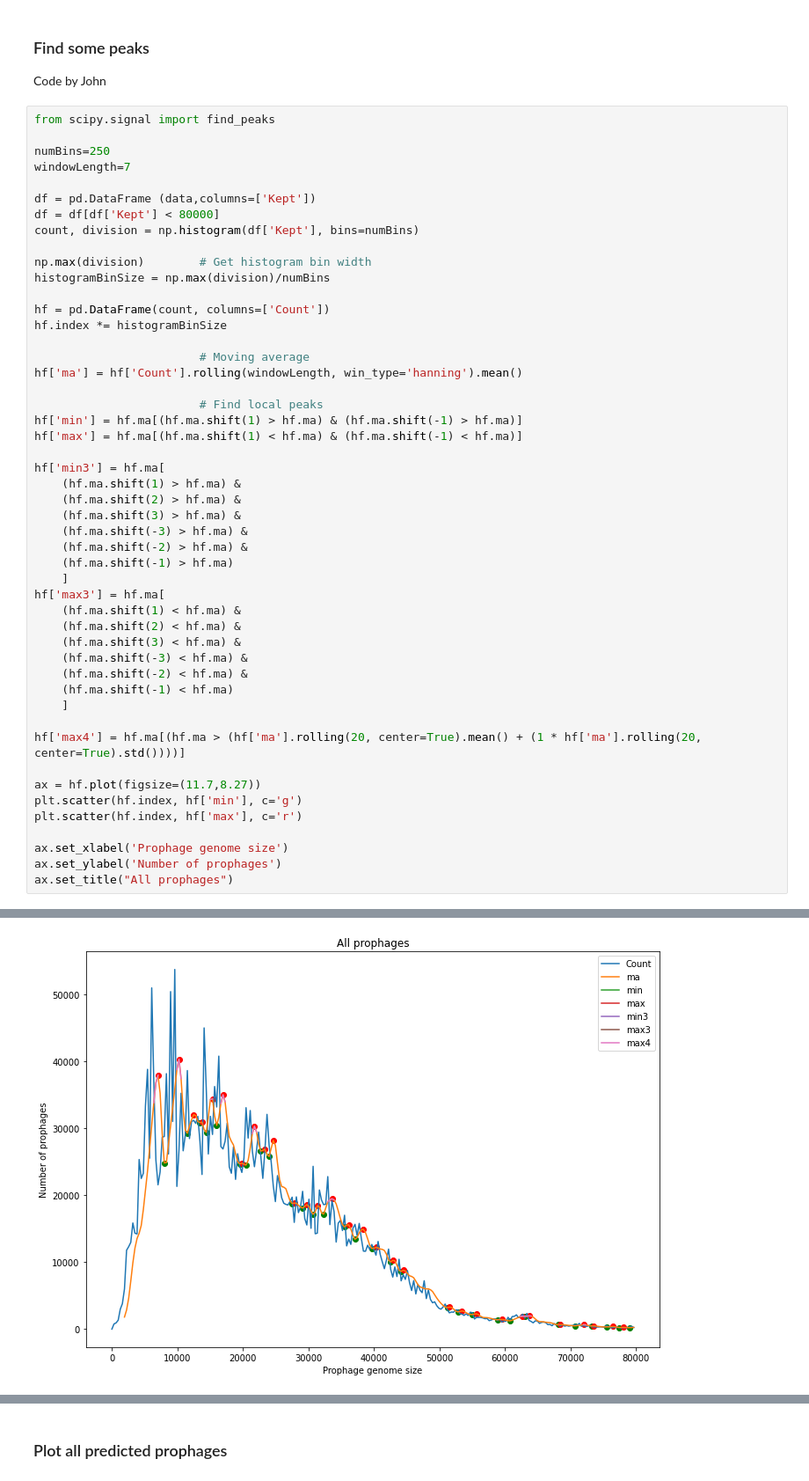
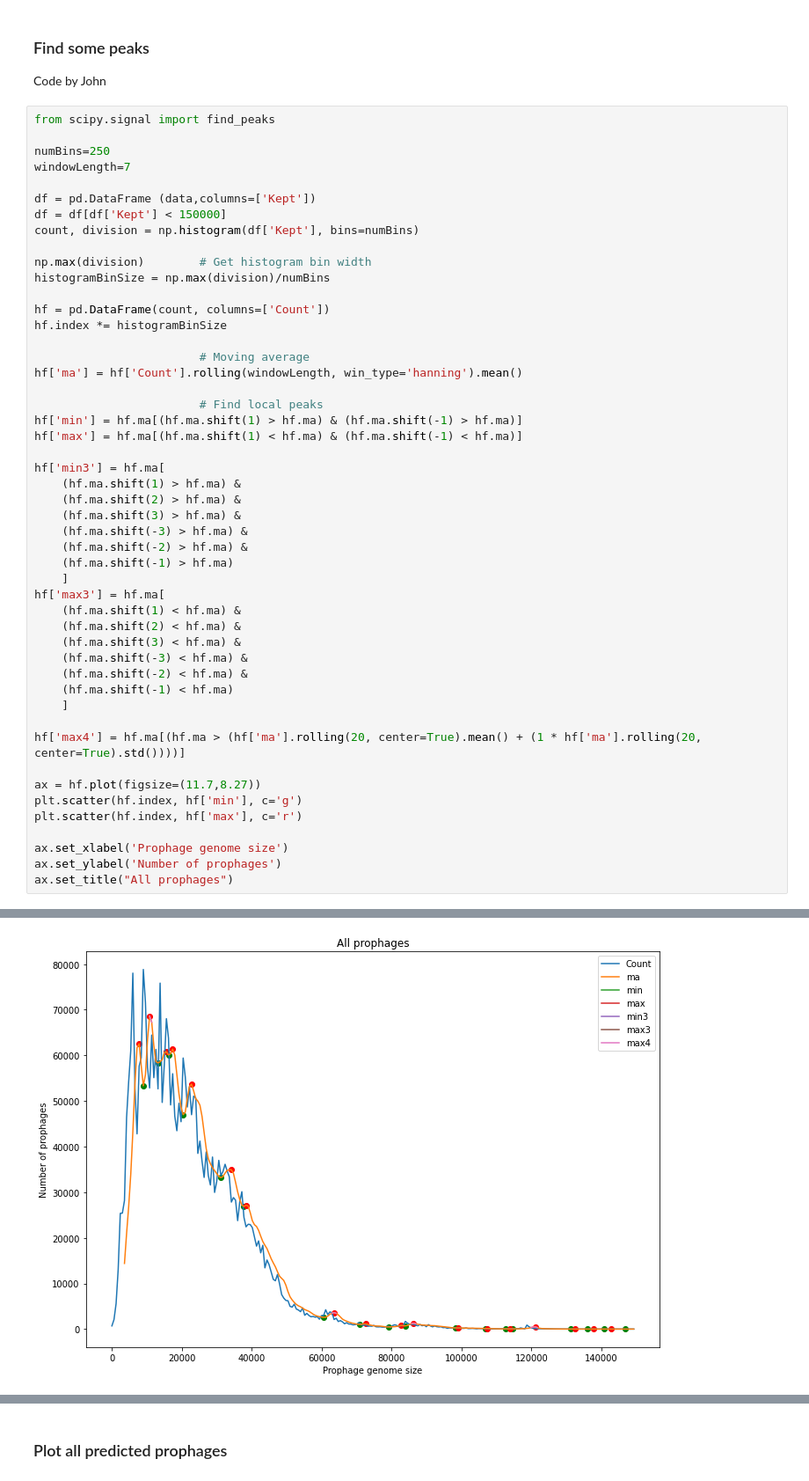
Before and after one commit to linsalrob/PhispyAnalysis, a Jupyter notebook: DataAnalysis/phage_lengths_moving_average.ipynb, the cells around one changed output, grey strips where cells are left out. Shown at 88% size. Cells and saved outputs as stored; diff of their text form.

```diff
--- a/DataAnalysis/phage_lengths_moving_average.ipynb
+++ b/DataAnalysis/phage_lengths_moving_average.ipynb
@@ -68,7 +68,7 @@ numBins=250
 windowLength=7
 
 df = pd.DataFrame (data,columns=['Kept'])
-df = df[df['Kept'] < 80000]
+df = df[df['Kept'] < 150000]
 count, division = np.histogram(df['Kept'], bins=numBins)
 
 np.max(division)        # Get histogram bin width
@@ -85,34 +85,34 @@ hf['min'] = hf.ma[(hf.ma.shift(1) > hf.ma) & (hf.ma.shift(-1) > hf.ma)]
 hf['max'] = hf.ma[(hf.ma.shift(1) < hf.ma) & (hf.ma.shift(-1) < hf.ma)]
 
 hf['min3'] = hf.ma[
     (hf.ma.shift(1) > hf.ma) &
     (hf.ma.shift(2) > hf.ma) &
     (hf.ma.shift(3) > hf.ma) &
     (hf.ma.shift(-3) > hf.ma) &
     (hf.ma.shift(-2) > hf.ma) &
     (hf.ma.shift(-1) > hf.ma)
     ]
 hf['max3'] = hf.ma[
     (hf.ma.shift(1) < hf.ma) &
     (hf.ma.shift(2) < hf.ma) &
     (hf.ma.shift(3) < hf.ma) &
     (hf.ma.shift(-3) < hf.ma) &
     (hf.ma.shift(-2) < hf.ma) &
     (hf.ma.shift(-1) < hf.ma)
     ]
 
 hf['max4'] = hf.ma[(hf.ma > (hf['ma'].rolling(20, center=True).mean() + (1 * hf['ma'].rolling(20, center=True).std())))]
 
 ax = hf.plot(figsize=(11.7,8.27))
 plt.scatter(hf.index, hf['min'], c='g')
 plt.scatter(hf.index, hf['max'], c='r')
 
 ax.set_xlabel('Prophage genome size')
 ax.set_ylabel('Number of prophages')
 ax.set_title("All prophages")
 # %% [output]
 Text(0.5, 1.0, 'All prophages')
-[figure, old version]
+[figure, new version]
 # %%
 fig, ax = plt.subplots(1,1, figsize=(11.7,8.27))
 sns.lineplot(x=hf.index, y='Count', data=hf, ax=ax, alpha=0.2)
```
Also changed, not shown: parts of 2 cells of this notebook, 5 other files.
